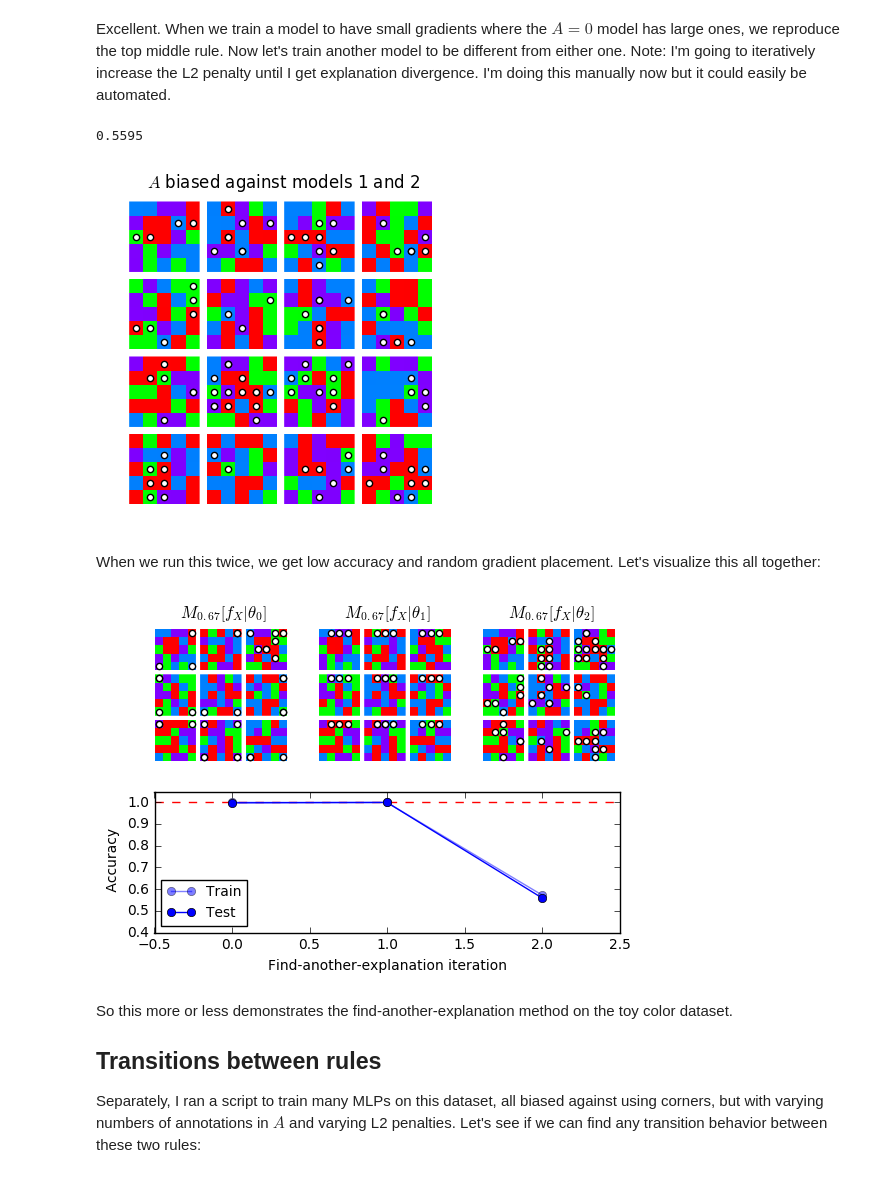
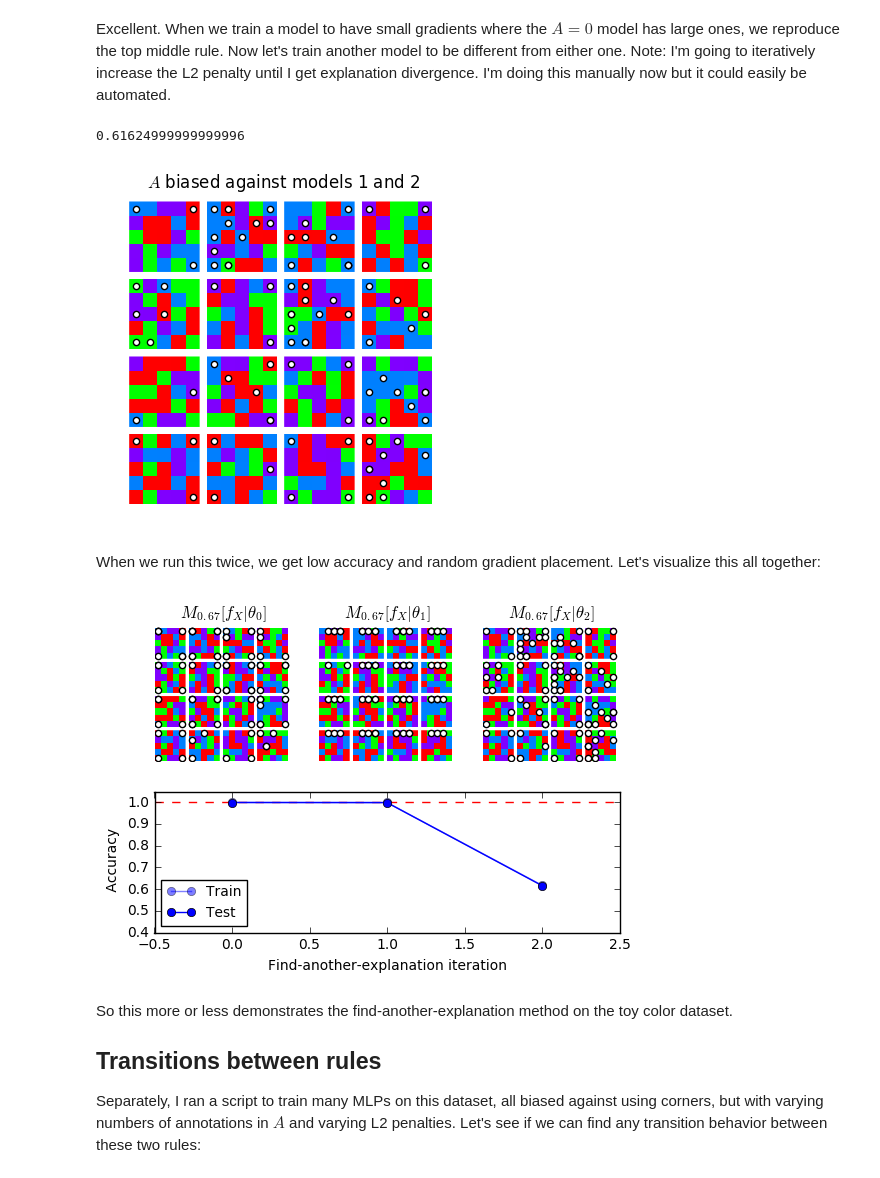
Before and after one commit to dtak/rrr, a Jupyter notebook: experiments/Toy Colors.ipynb, the cells around one changed output. Drawn from its saved outputs; the diff is of its cells as text; code cells hidden in the pictures.

```diff
--- a/experiments/Toy Colors.ipynb
+++ b/experiments/Toy Colors.ipynb
@@ -83,7 +85,7 @@ When we don't have any annotations, the model does identify the top-middle pixel
 
 What happens when we forbid it from using either rule?
 # %%
-mlp_neither = MultilayerPerceptron(l2_grads=100000)
+mlp_neither = MultilayerPerceptron(l2_grads=200000)
 mlp_neither.fit(X, y, E1 + E2)
 mlp_neither.score(Xt, yt)
 # %% [output]
@@ -119,42 +121,42 @@ mlp_fae2 = MultilayerPerceptron(l2_grads=1000000)
 mlp_fae2.fit(X, y, A1 + A2)
 mlp_fae2.score(Xt, yt)
 # %% [output]
-0.5595
+0.61624999999999996
 # %%
 explain(mlp_fae2, '$A$ biased against models 1 and 2')
 plt.show()
 # %% [output]
-[figure, old version]
+[figure, new version]
 # %% [markdown]
 When we run this twice, we get low accuracy and random gradient placement. Let's visualize this all together:
 # %%
 gridsize = (2,3)
 
 plt.subplot2grid(gridsize, (0,0))
-explain(mlp_plain, r'$M_{0.67}\left[ f_X|\theta_0 \right]$', 3)
+explain(mlp_plain, r'$M_{0.67}\left[ f_X|\theta_0 \right]$', 4)
 
 plt.subplot2grid(gridsize, (0,1))
-explain(mlp_fae1, r'$M_{0.67}\left[ f_X|\theta_1 \right]$', 3)
+explain(mlp_fae1, r'$M_{0.67}\left[ f_X|\theta_1 \right]$', 4)
 
 plt.subplot2grid(gridsize, (0,2))
-explain(mlp_fae2, r'$M_{0.67}\left[ f_X|\theta_2 \right]$', 3)
+explain(mlp_fae2, r'$M_{0.67}\left[ f_X|\theta_2 \right]$', 4)
 
 plt.subplot2grid(gridsize, (1,0), colspan=3)
 plt.axhline(1, color='red', ls='--')
 
 test_scores = [mlp_plain.score(Xt, yt), mlp_fae1.score(Xt, yt), mlp_fae2.score(Xt, yt)]
 train_scores = [mlp_plain.score(X, y), mlp_fae1.score(X, y), mlp_fae2.score(X, y)]
 
 plt.plot([0,1,2], train_scores, marker='o', label='Train', alpha=0.5, color='blue')
 plt.plot([0,1,2], test_scores, marker='o', label='Test', color='blue')
 plt.xlim(-0.5, 2.5)
 plt.ylim(0.4, 1.05)
 plt.ylabel(' Accuracy')
 plt.xlabel('Find-another-explanation iteration')
 plt.legend(loc='best', fontsize=10)
 plt.show()
 # %% [output]
-[figure, old version]
+[figure, new version]
 # %% [markdown]
 So this more or less demonstrates the find-another-explanation method on the toy color dataset.
 
```
Also changed, not shown: parts of 12 cells of this notebook, 5 other files.
